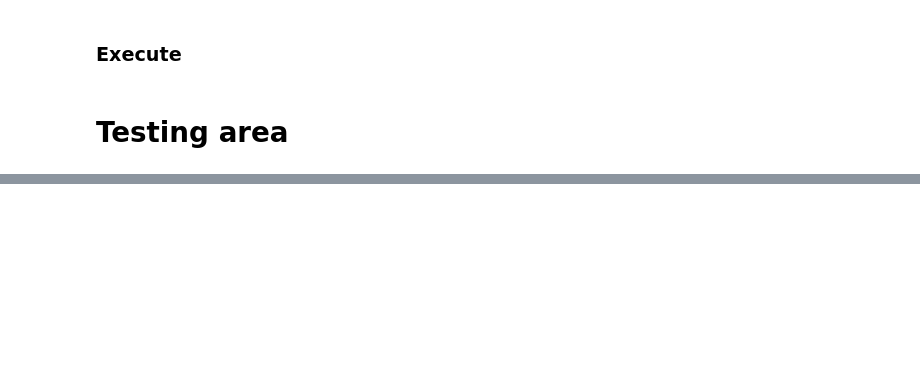
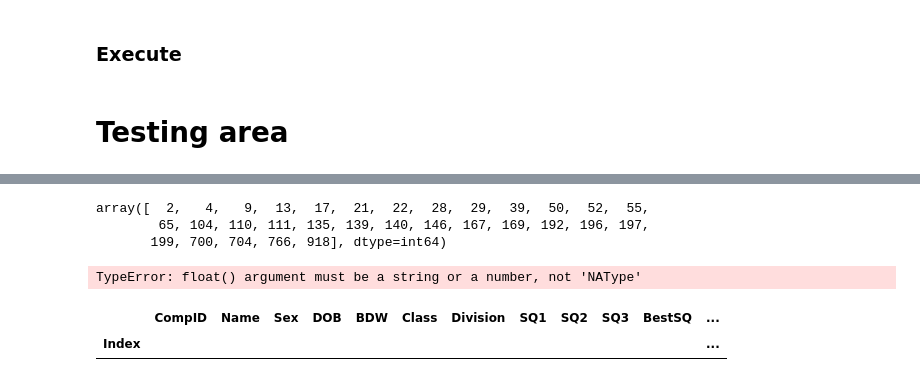
Before and after one commit to JosephAaron3/Powerlifting-Performance, a Jupyter notebook: Code/Cleaning/cleaning_functions.ipynb, the cells around one changed output, grey strips where cells are left out. Saved outputs shown, nothing was run; the diff lists cells and outputs as text; code cells hidden in the pictures; blank space fills up the shorter version.

```diff
--- a/Code/Cleaning/cleaning_functions.ipynb
+++ b/Code/Cleaning/cleaning_functions.ipynb
@@ -364,0 +494,15 @@ Index(['CompID', 'Name', 'Sex', 'Class', 'Division', 'BestBP', 'Total',
+# %%
+df[df[['SQ1', 'SQ2', 'SQ3','BP1', 'BP2', 'BP3','DL1', 'DL2', 'DL3', 'BestSQ', 'BestBP', 'BestDL', 'Total', 'Wilks']].isnull().all(axis=1)].CompID.unique()
+# %% [output]
+array([  2,   4,   9,  13,  17,  21,  22,  28,  29,  39,  50,  52,  55,
+        65, 104, 110, 111, 135, 139, 140, 146, 167, 169, 192, 196, 197,
+       199, 700, 704, 766, 918], dtype=int64)
+# %%
+df[['CompID','DOB','BDW','SQ1','SQ2','SQ3', 'BestSQ','BP1','BP2','BP3','BestBP','DL1','DL2','DL3','BestDL','Total','Wilks','Place']].astype(float)
+# %% [output]
+TypeError: float() argument must be a string or a number, not 'NAType'
+# %%
+df[df.Sex == pd.NA]
+# %% [output]
+|  | CompID | Name | Sex | DOB | BDW | Class | Division | SQ1 | SQ2 | SQ3 | BestSQ | ... |
+| Index |  |  |  |  |  |  |  |  |  |  |  | ... |
```
Also changed, not shown: parts of 24 cells of this notebook.
